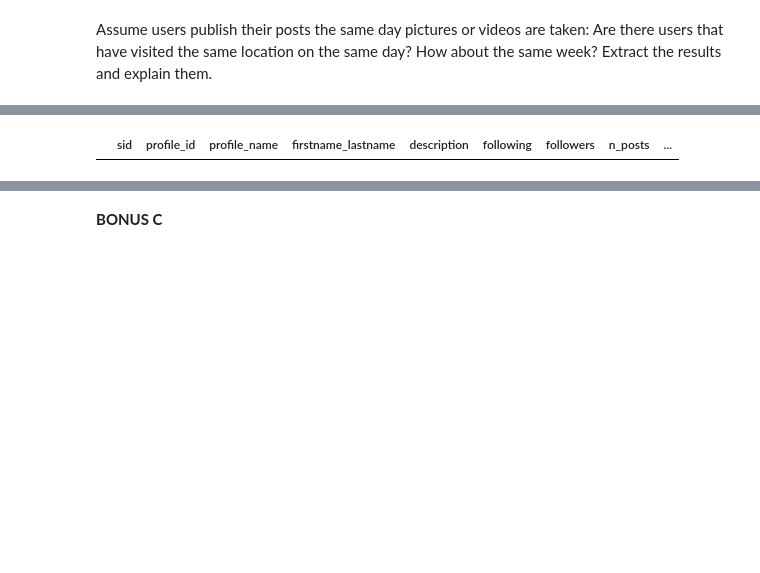
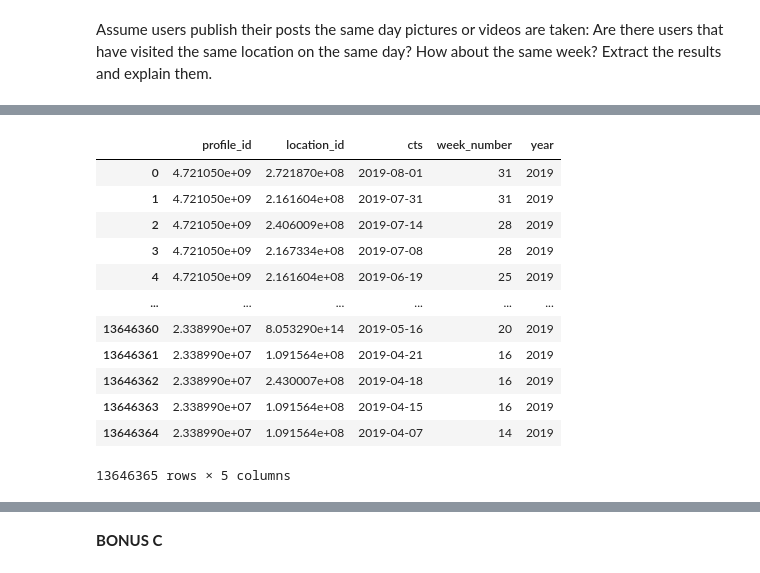
Before and after one commit to maryyyyna/ADM-HW2-Group14, a Jupyter notebook: main.ipynb, the cells around one changed output, grey strips where cells are left out. Drawn from its saved outputs; the diff is of its cells as text; code cells hidden in the pictures; blank space fills up the shorter version.

```diff
--- a/main.ipynb
+++ b/main.ipynb
@@ -1239,4 +1241,4 @@ Comparing the mean of time intervals between posts for the two categories, we do
 # %% [markdown]
 Assume users publish their posts the same day pictures or videos are taken: Are there users that have visited the same location on the same day? How about the same week? Extract the results and explain them.
 # %%
-posts = pd.read_csv('~/instagram_posts.csv', delimiter="\t", usecols = ['profile_id', 'location_id', 'cts'])
+posts = pd.read_csv('instagram_posts.csv', delimiter="\t", usecols = ['profile_id', 'location_id', 'cts'])
@@ -1260,4 +1270,4 @@ joined_df
 # %%
-joined_df.cts = pd.to_datetime(joined_df.cts)
-joined_df['cts'] = joined_df.cts.dt.strftime('%Y-%m-%d')
+joined_profiles_posts.cts = pd.to_datetime(joined_profiles_posts.cts)
+joined_profiles_posts['cts'] = joined_profiles_posts.cts.dt.strftime('%Y-%m-%d')
 # %%
@@ -1268,8 +1311,20 @@ Series([], dtype: int64)
 # %%
-joined_df.cts = pd.to_datetime(joined_df.cts)
-joined_df['week_number'] = joined_df['cts'].dt.isocalendar().week
-joined_df['year'] = joined_df.cts.dt.strftime('%Y')
-joined_df
+joined_profiles_posts.cts = pd.to_datetime(joined_profiles_posts.cts)
+joined_profiles_posts['week_number'] = joined_profiles_posts['cts'].dt.isocalendar().week
+joined_profiles_posts['year'] = joined_profiles_posts.cts.dt.strftime('%Y')
+joined_profiles_posts
 # %% [output]
-|  | sid | profile_id | profile_name | firstname_lastname | description | following | followers | n_posts | ... |
+|  | profile_id | location_id | cts | week_number | year |
+| 0 | 4.721050e+09 | 2.721870e+08 | 2019-08-01 | 31 | 2019 |
+| 1 | 4.721050e+09 | 2.161604e+08 | 2019-07-31 | 31 | 2019 |
+| 2 | 4.721050e+09 | 2.406009e+08 | 2019-07-14 | 28 | 2019 |
+| 3 | 4.721050e+09 | 2.167334e+08 | 2019-07-08 | 28 | 2019 |
+| 4 | 4.721050e+09 | 2.161604e+08 | 2019-06-19 | 25 | 2019 |
+| ... | ... | ... | ... | ... | ... |
+| 13646360 | 2.338990e+07 | 8.053290e+14 | 2019-05-16 | 20 | 2019 |
+| 13646361 | 2.338990e+07 | 1.091564e+08 | 2019-04-21 | 16 | 2019 |
+| 13646362 | 2.338990e+07 | 2.430007e+08 | 2019-04-18 | 16 | 2019 |
+| 13646363 | 2.338990e+07 | 1.091564e+08 | 2019-04-15 | 16 | 2019 |
+| 13646364 | 2.338990e+07 | 1.091564e+08 | 2019-04-07 | 14 | 2019 |
+13646365 rows × 5 columns
 # %%
```
Also changed, not shown: parts of 44 cells of this notebook.
